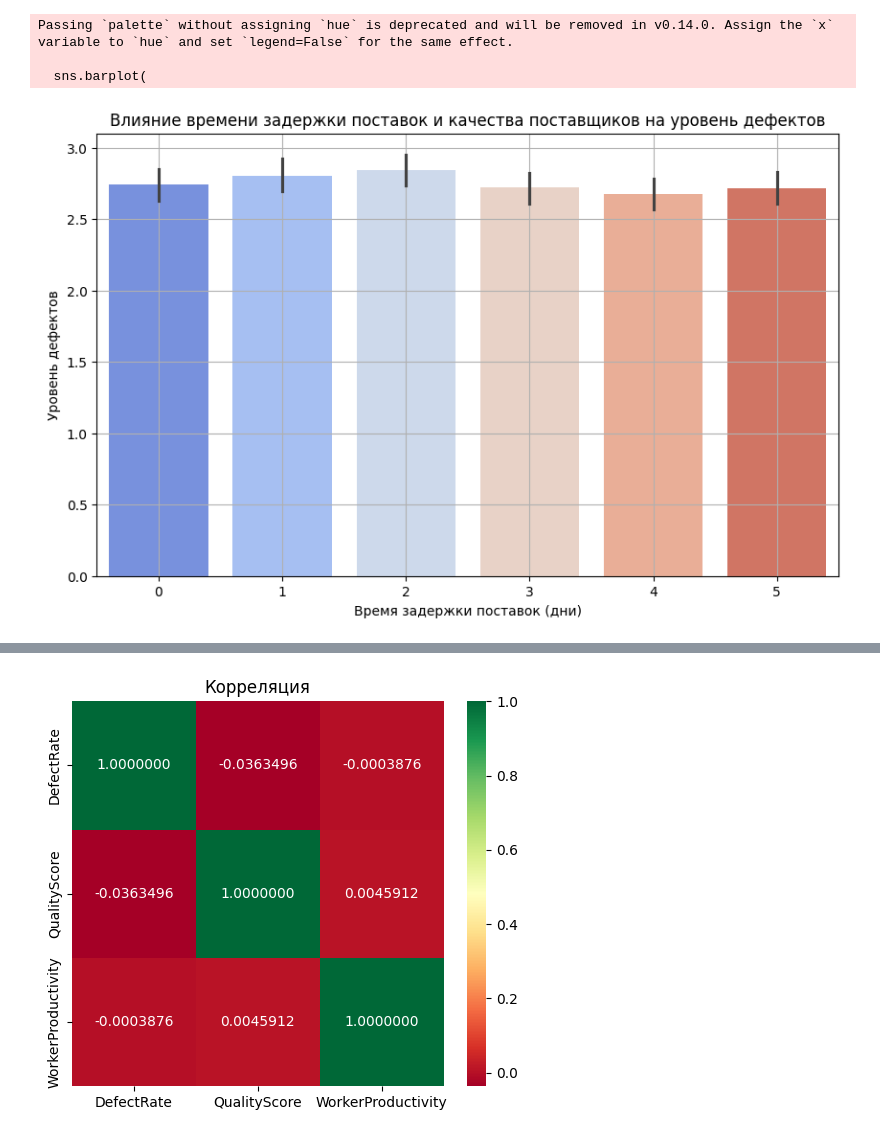
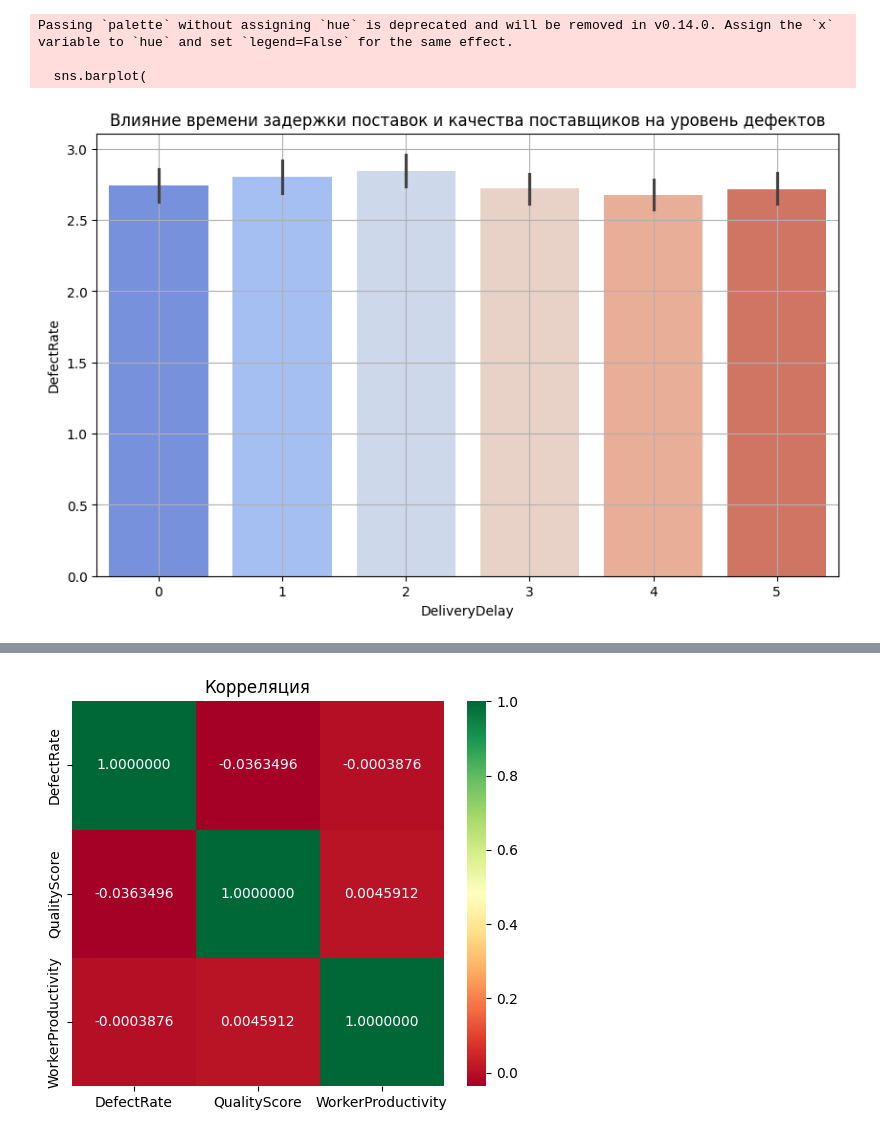
Before and after one commit to Alohamaan/Forecating-defects-in-production, a Jupyter notebook: end.ipynb, the cells around one changed output, grey strips where cells are left out. Cells and saved outputs as stored; diff of their text form; code cells hidden in the pictures.

```diff
--- a/end.ipynb
+++ b/end.ipynb
@@ -9,23 +9,23 @@ df = pd.read_csv('/Users/ilya.kuznecov/Desktop/данные/Manufactoring_data/m
 # %%
 # 1 вопрос (1)
 plt.figure(figsize = (10, 6))
 sns.barplot(
     data = df,
     x = "DeliveryDelay",
     y = "DefectRate",
     palette = "coolwarm"
 )
 
 plt.title("Влияние времени задержки поставок и качества поставщиков на уровень дефектов")
-plt.xlabel("Время задержки поставок (дни)")
-plt.ylabel("Уровень дефектов")
+plt.xlabel("DeliveryDelay")
+plt.ylabel("DefectRate")
 plt.grid(True)
 plt.show()
 # %% [output]
 Passing `palette` without assigning `hue` is deprecated and will be removed in v0.14.0. Assign the `x` variable to `hue` and set `legend=False` for the same effect.
 
   sns.barplot(
-[figure, old version]
+[figure, new version]
 # %%
 # 1 вопрос (2)
 sns.lineplot(x = "DeliveryDelay", y = "DefectRate", data = df)
```
Also changed, not shown: parts of 3 cells of this notebook.
